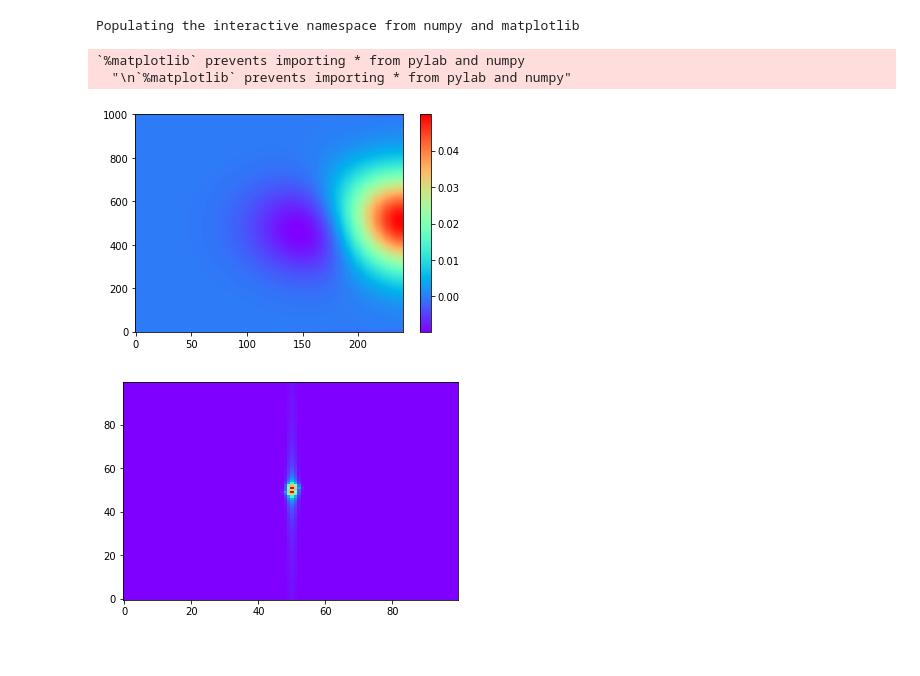
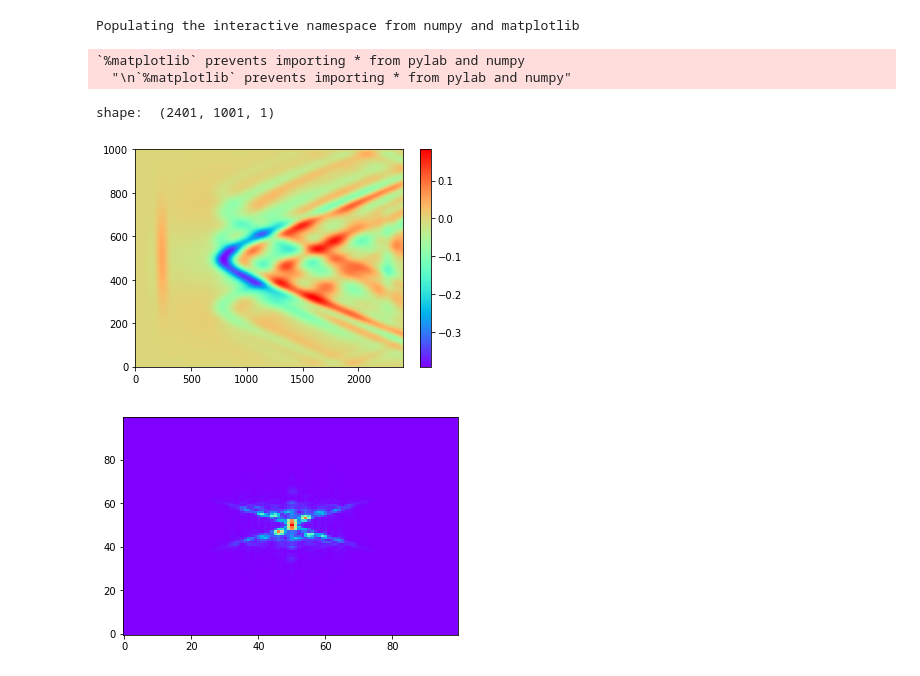
Before and after one commit to nimachm81/YEEFDTD, a Jupyter notebook: build/visualisation/Periodic Gaussian Plasma - large truncated lattice.ipynb, the cells around one changed output. Cells and saved outputs as stored; diff of their text form; code cells hidden in the pictures.

```diff
--- a/build/visualisation/Periodic Gaussian Plasma - large truncated lattice.ipynb
+++ b/build/visualisation/Periodic Gaussian Plasma - large truncated lattice.ipynb
@@ -7,7 +7,8 @@ from matplotlib import pyplot as plt
 
 from ReadBinary import *
 
-filename = "../data/2D/Wp2-x.data"
+fileSuffix = "-22.5"
+filename = "../data/2D/Wp2-x{}.data".format(fileSuffix)
 arrayInfo = GetArrayInfo(filename)
 
 print("typeCode: ", arrayInfo["typeCode"])
@@ -79,23 +81,29 @@ Max E:  0.04996887
 # %%
 %pylab inline
+
+E = GetArrays("../data/2D/E-x-slice{}.data".format(fileSuffix), indStart=0, indEnd=None)[:, 0, :, :]
+print("shape: ", E.shape)
+
+shape = E.shape[1:]
 E_ty = E[:, :, 0]
 
 plt.imshow(np.real(E_ty).T, cmap="rainbow", origin='lower', aspect='auto')
 plt.colorbar()
 plt.show()
 
 Nt, Ny = E_ty.shape
 N_pts = 50
 E_f_ty = np.fft.fftshift(np.fft.fft2(E_ty))[Nt//2-N_pts:Nt//2+N_pts, Ny//2-N_pts:Ny//2+N_pts]
 
 plt.imshow(np.abs(E_f_ty), cmap="rainbow", origin='lower', aspect='auto')
 plt.show()
 # %% [output]
 Populating the interactive namespace from numpy and matplotlib
 `%matplotlib` prevents importing * from pylab and numpy
   "\n`%matplotlib` prevents importing * from pylab and numpy"
+shape:  (2401, 1001, 1)
-[figure, old version]
+[figure, new version]
-[figure, old version]
+[figure, new version]
 # %%
 %pylab inline
 
```
Also changed, not shown: parts of 4 cells of this notebook, 40 other files.
